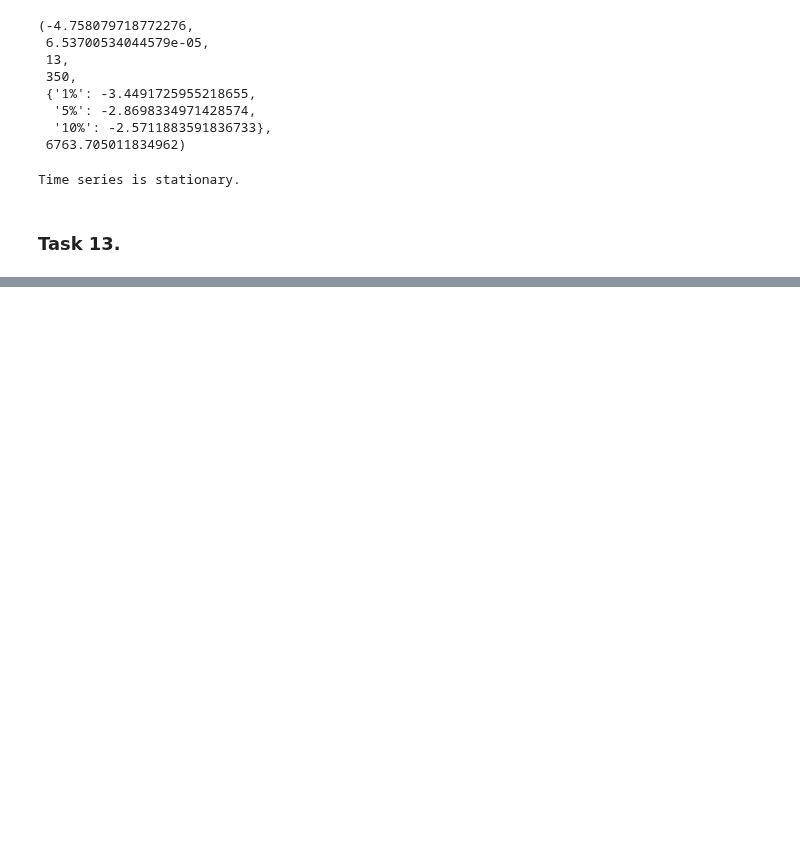
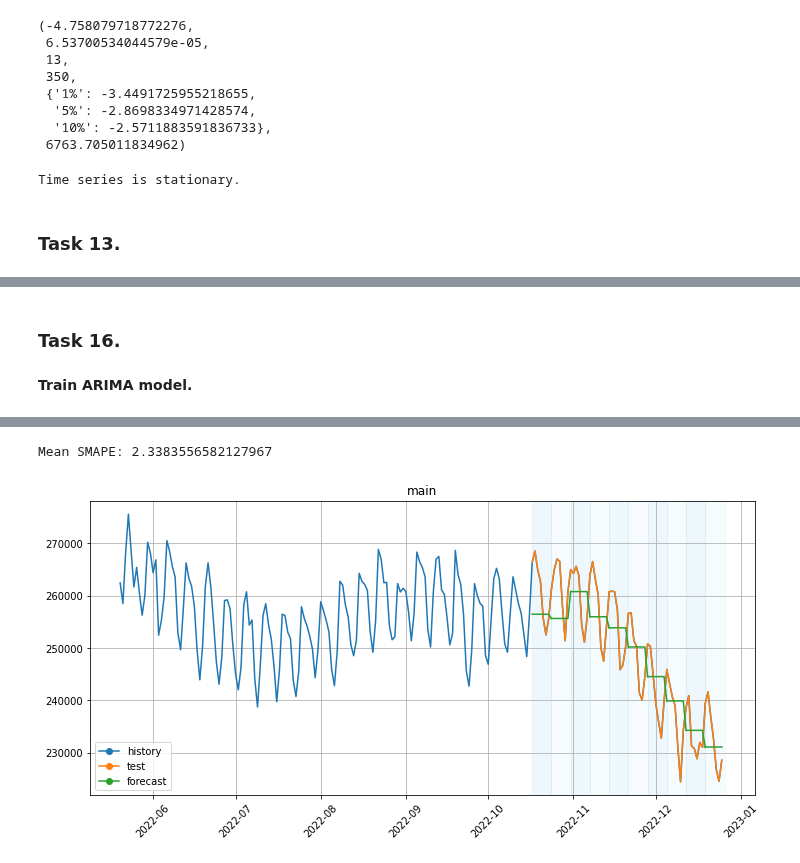
Before and after one commit to nktnlx/advanced_data_analysis_course, a Jupyter notebook: 04_ml/06_ts_forecasting.ipynb, the cells around one changed output, grey strips where cells are left out. Saved outputs shown, nothing was run; the diff lists cells and outputs as text; code cells hidden in the pictures; blank space fills up the shorter version.

```diff
--- a/04_ml/06_ts_forecasting.ipynb
+++ b/04_ml/06_ts_forecasting.ipynb
@@ -332,0 +457,22 @@ Time series is stationary.
+# %% [markdown]
+### Task 16.
+# %% [markdown]
+**Train ARIMA model.**
+# %%
+horizon = 7
+transforms = []
+
+arima_model = AutoARIMAModel()
+
+arima_pipe = Pipeline(model=arima_model, transforms=transforms, horizon=horizon)
+
+
+metrics_df, forecast_df, fold_info_df = arima_pipe.backtest(
+    ts=df_daily, metrics=[SMAPE()], n_folds=10
+)
+
+print(f'Mean SMAPE: {metrics_df.SMAPE.mean()}')
+models_smape_dct['arima_model'] = metrics_df.SMAPE.mean()
+
+plot_backtest(forecast_df, df_daily, history_len=150)
+# %% [output]
@@ -332,0 +496,2 @@ Time series is stationary.
+Mean SMAPE: 2.3383556582127967
+[figure, added]
```
Also changed, not shown: parts of 38 cells of this notebook.
